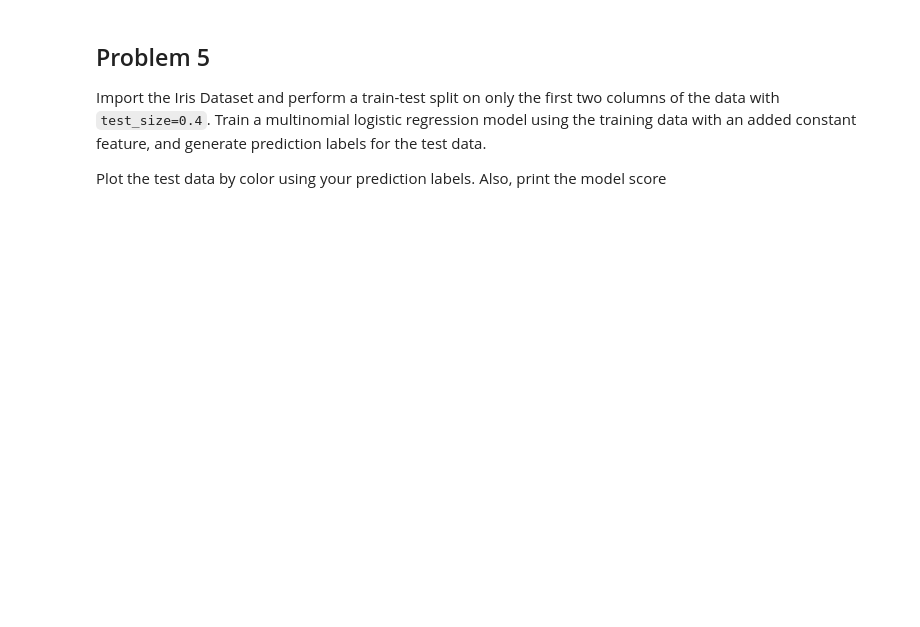
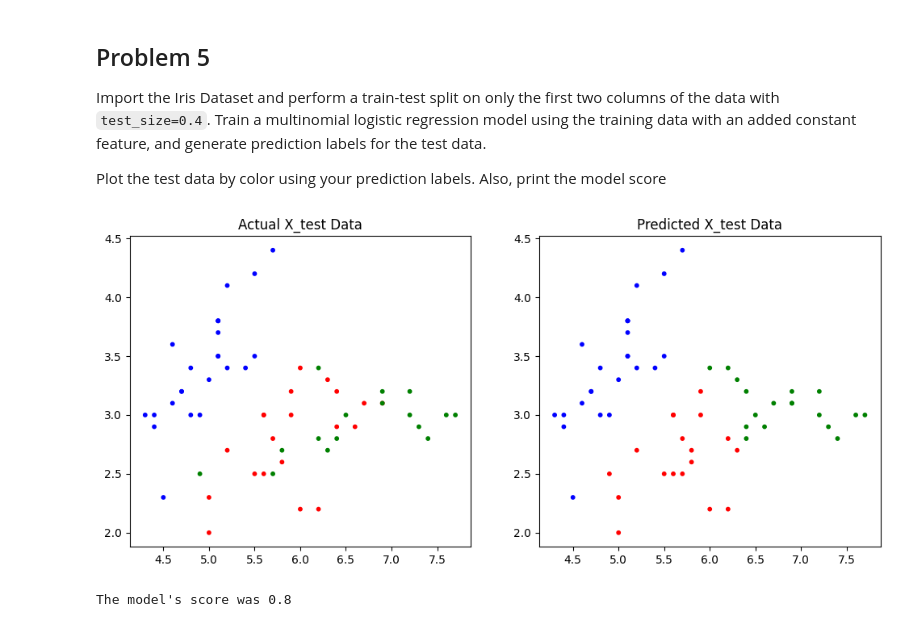
Before and after one commit to dperkins3pi/Modeling-with-Uncertainty-and-Data, a Jupyter notebook: LogisticRegression/logistic_regression.ipynb, the cells around one changed output. Drawn from its saved outputs; the diff is of its cells as text; code cells hidden in the pictures; blank space fills up the shorter version.

```diff
--- a/LogisticRegression/logistic_regression.ipynb
+++ b/LogisticRegression/logistic_regression.ipynb
@@ -157,0 +184,33 @@ raise NotImplementedError("Problem 5 Incomplete")
+# %%
+iris = datasets.load_iris()
+X = iris.data[:, :2] # we only take the first two features.
+y = iris.target
+# Train-test split
+X_train, X_test, y_train, y_test = train_test_split(X, y, test_size=0.4)
+
+# Train a multinomial logistic regression with added constant feature
+model = LogisticRegression(multi_class='multinomial', fit_intercept=True).fit(X, y)
+predictions = model.predict(X_test)
+# %%
+# Used to color code
+conditions1 = [y_test == 0, y_test == 1, y_test == 2]
+choices1 = ['blue', 'red', 'green']
+colors1 = np.select(conditions1, choices1)
+conditions2 = [predictions == 0, predictions == 1, predictions == 2]
+choices2 = ['blue', 'red', 'green']
+colors2 = np.select(conditions2, choices2)
+
+# Plot it
+plt.figure(figsize=(12, 5))
+plt.subplot(121)
+plt.scatter(X_test[:,0], X_test[:,1], color=colors1, s=10)
+plt.title("Actual X_test Data")
+plt.subplot(122)
+plt.scatter(X_test[:,0], X_test[:,1], color=colors2, s=10)
+plt.title("Predicted X_test Data")
+plt.show()
+
+print(f"The model's score was {accuracy_score(predictions, y_test)}")
+# %% [output]
+[figure, added]
+The model's score was 0.8
```
Also changed, not shown: parts of 3 cells of this notebook.
